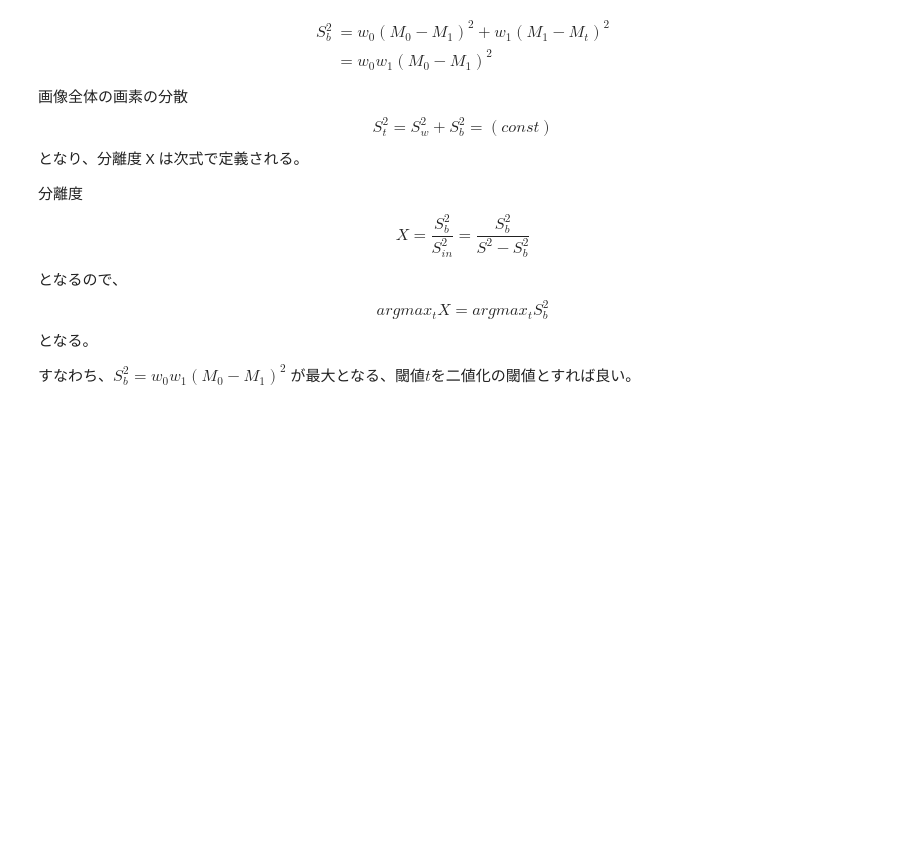
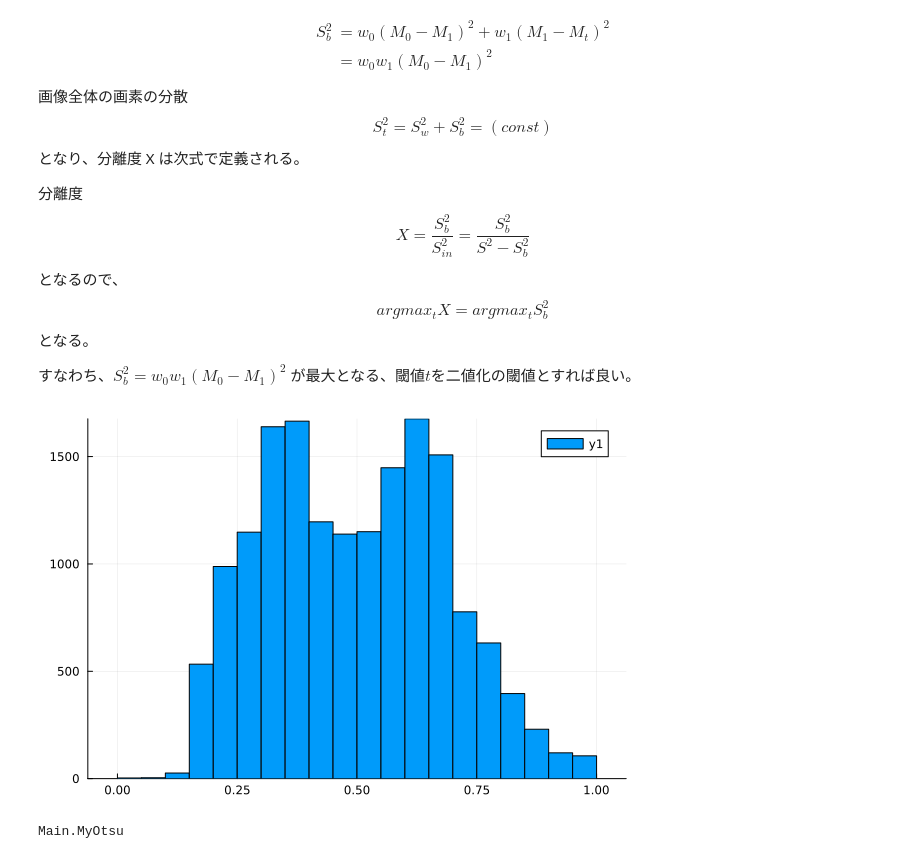
Before and after one commit to tkmfujise/Gasyori100knock-julia, a Jupyter notebook: Q_01-10.ipynb, the cells around one changed output. Saved outputs shown, nothing was run; the diff lists cells and outputs as text; code cells hidden in the pictures; blank space fills up the shorter version.

```diff
--- a/Q_01-10.ipynb
+++ b/Q_01-10.ipynb
@@ -69,3 +69,50 @@ $$
 となる。
 
 すなわち、$S_b^2 = w_0 w_1 (M_0 - M_1)^2$ が最大となる、閾値$t$を二値化の閾値とすれば良い。
+# %%
+using Plots
+histogram(gray.(img) |> g -> getfield.(g, :val) |> vec)
+# %% [output]
+[figure, added]
+# %%
+module MyOtsu
+import Images: Gray
+
+mean(v) = sum(v) / length(v)
+var(v) = begin
+    m = mean(v)
+    s = 0
+    for x in v
+        s += (x - m)^2
+    end
+    s / length(v)
+end
+
+
+function test(img, t)
+    V₀ = filter(x -> x > t, img)
+    V₁ = filter(x -> x <= t, img)
+    w₀, w₁ = length.([V₀, V₁]) / length(img)
+    M₀, M₁ = mean.([V₀, V₁])
+    #S₀², S₁² = var.([V₀, V₁])
+    #S²w = w₀*S₀² + w₁*S₁²
+    S²b = w₀*w₁ * (M₀ - M₁)^2
+end
+
+gray(c, t) = c > t ? Gray(1) : Gray(0)
+
+function binary(img)
+    max, maxₜ = 0, 0
+    for t in 0:0.01:1
+        result = test(img, t)
+        if result > max
+            max, maxₜ = result, t
+        end
+    end
+    @show maxₜ
+    gray.(img, maxₜ)
+end
+
+end
+# %% [output]
+Main.MyOtsu
```
Also changed, not shown: parts of 1 cell of this notebook.
